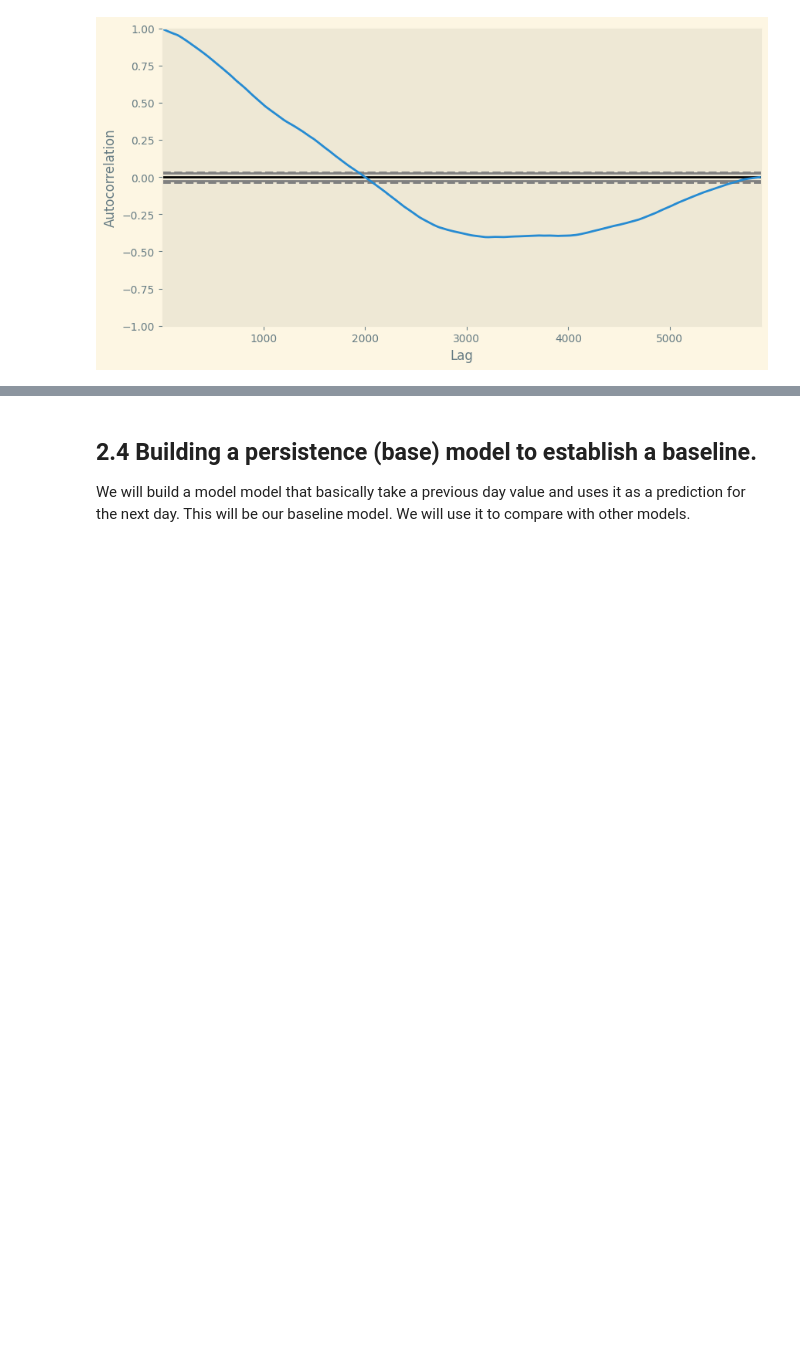
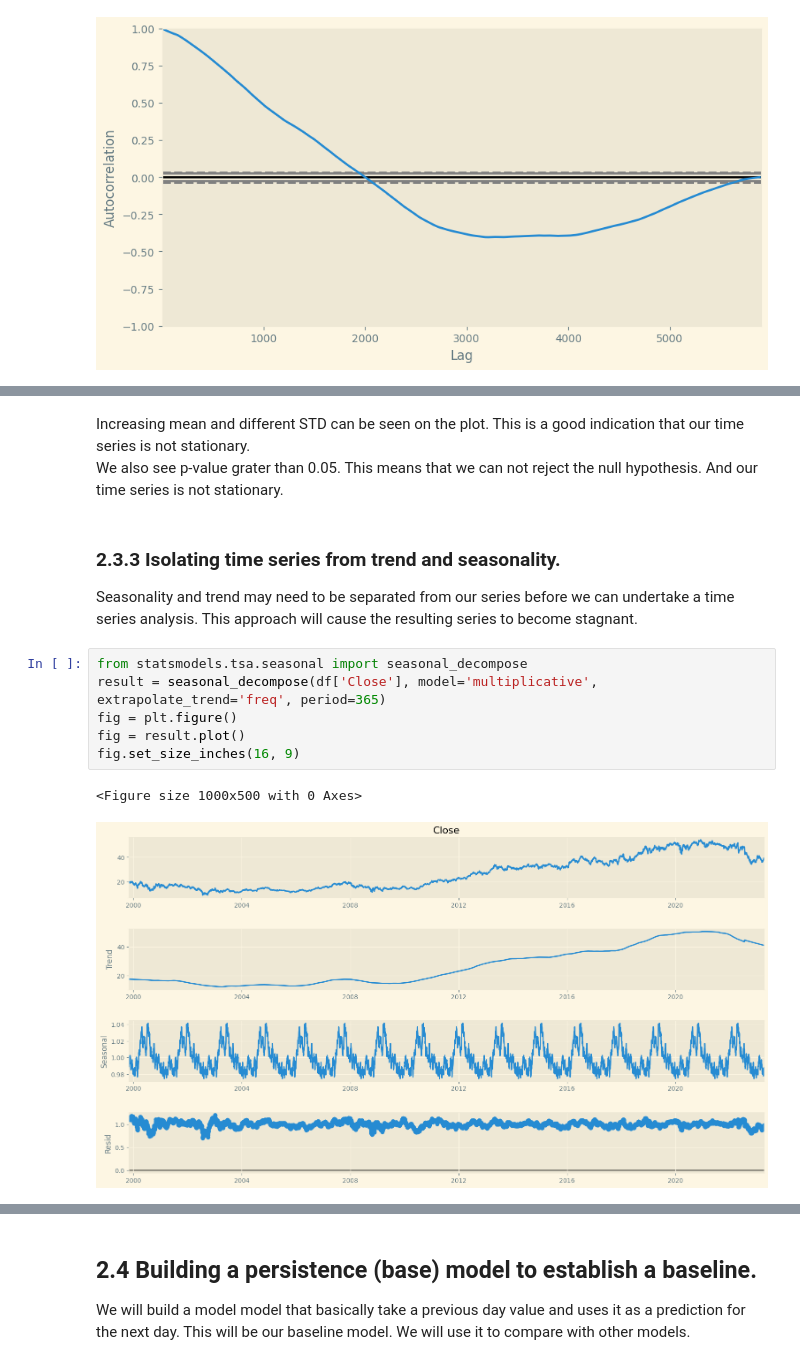
Before and after one commit to Folongton/Stock-Analysis, a Jupyter notebook: P1-Indicators-Chart-Analysis/P2-Modeling-Feature_Ingeneering.ipynb, the cells around one changed output, grey strips where cells are left out. Cells and saved outputs as stored; diff of their text form; blank space fills up the shorter version.

```diff
--- a/P1-Indicators-Chart-Analysis/P2-Modeling-Feature_Ingeneering.ipynb
+++ b/P1-Indicators-Chart-Analysis/P2-Modeling-Feature_Ingeneering.ipynb
@@ -90,0 +152,15 @@ autocorrelation_plot(df['Close'])
+# %% [markdown]
+Increasing mean and different STD can be seen on the plot. This is a good indication that our time series is not stationary.
+We also see p-value grater than 0.05. This means that we can not reject the null hypothesis. And our time series is not stationary.
+# %% [markdown]
+### 2.3.3 Isolating time series from trend and seasonality.
+Seasonality and trend may need to be separated from our series before we can undertake a time series analysis. This approach will cause the resulting series to become stagnant.
+# %%
+from statsmodels.tsa.seasonal import seasonal_decompose
+result = seasonal_decompose(df['Close'], model='multiplicative', extrapolate_trend='freq', period=365)
+fig = plt.figure()
+fig = result.plot()
+fig.set_size_inches(16, 9)
+# %% [output]
+<Figure size 1000x500 with 0 Axes>
+[figure, added]
```
Also changed, not shown: parts of 36 cells of this notebook.
